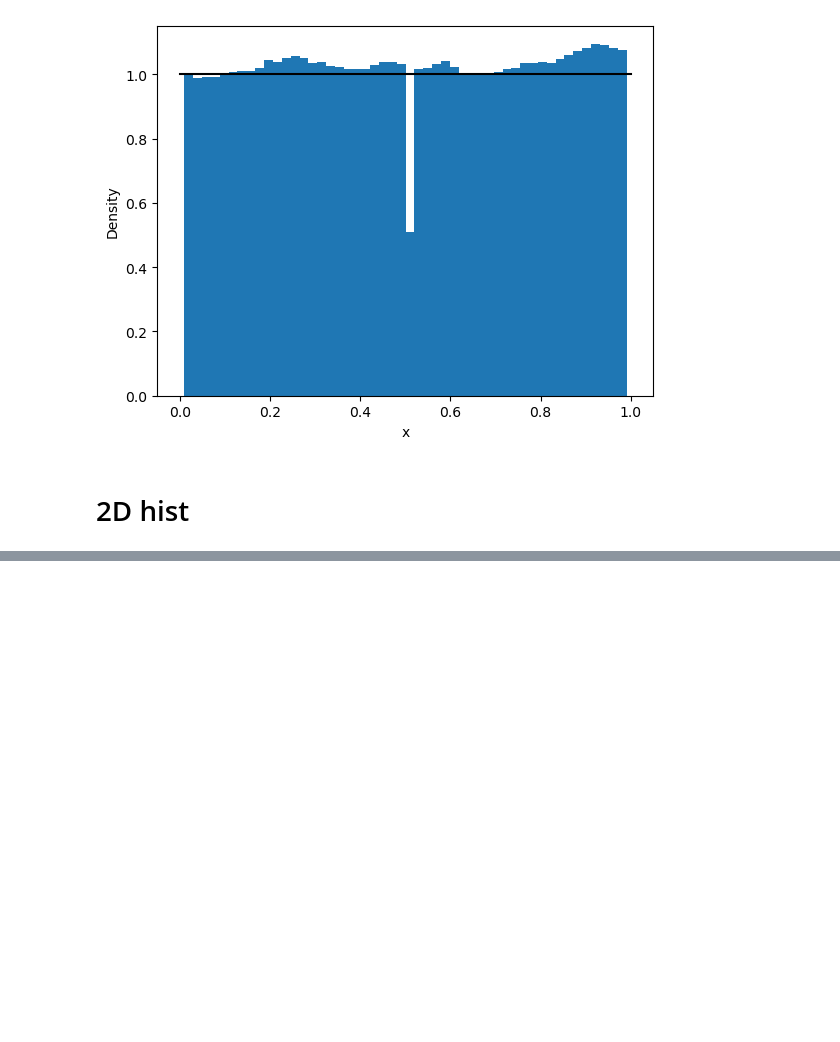
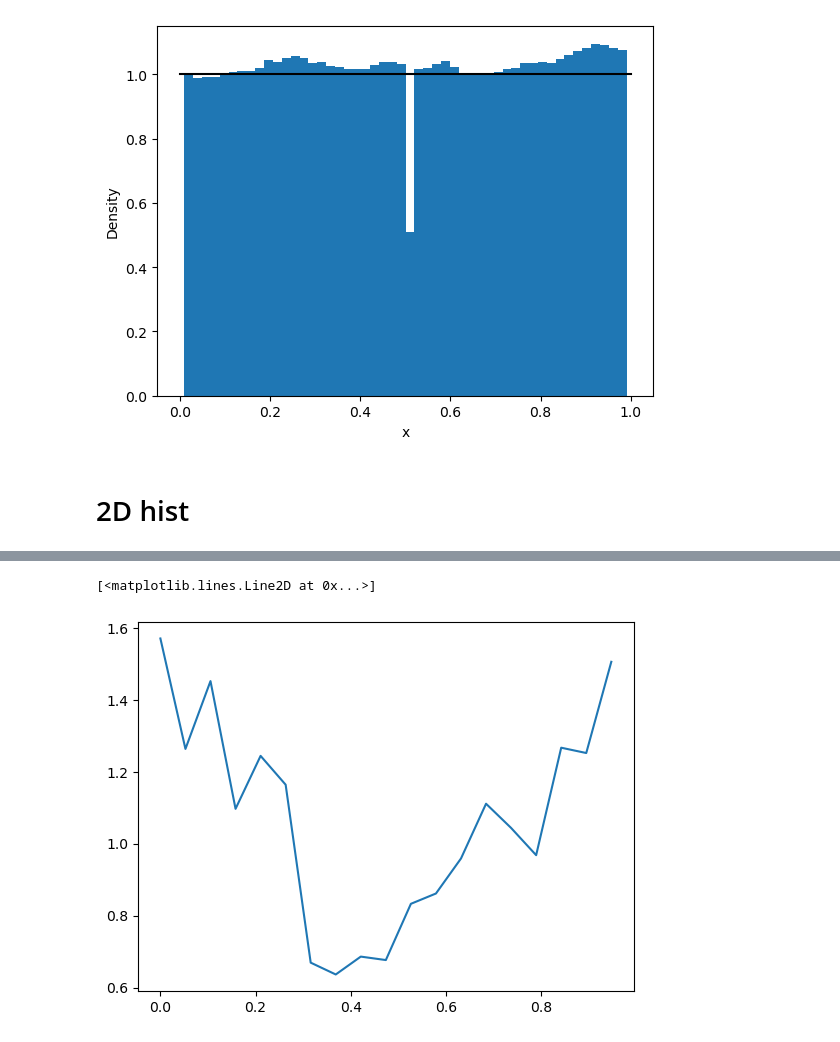
Before and after one commit to leoole100/fp2, a Jupyter notebook: 04 montecarlo/scripts/02 potential well.ipynb, the cells around one changed output, grey strips where cells are left out. Saved outputs shown, nothing was run; the diff lists cells and outputs as text; code cells hidden in the pictures; blank space fills up the shorter version.

```diff
--- a/04 montecarlo/scripts/02 potential well.ipynb
+++ b/04 montecarlo/scripts/02 potential well.ipynb
@@ -129,0 +119,5 @@ plt.show()
+# %%
+plt.plot(bins[:-1], hist[-1])
+# %% [output]
+[<matplotlib.lines.Line2D at 0x...>]
+[figure, added]
```
Also changed, not shown: parts of 8 cells of this notebook, 3 other files.
